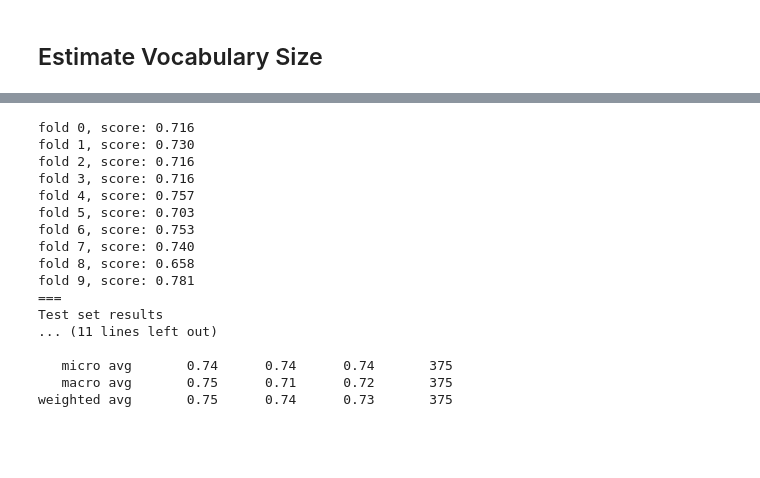
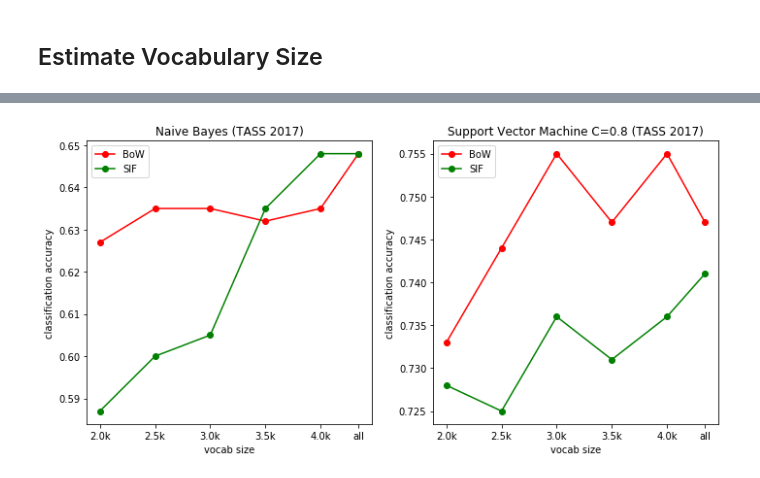
Before and after one commit to dpalominop/AdvacedSentimentAnalysis, a Jupyter notebook: scr/sif-embeddings-spanish-sepln.ipynb, the cells around one changed output, grey strips where cells are left out. Saved outputs shown, nothing was run; the diff lists cells and outputs as text; code cells hidden in the pictures; blank space fills up the shorter version.

```diff
--- a/scr/sif-embeddings-spanish-sepln.ipynb
+++ b/scr/sif-embeddings-spanish-sepln.ipynb
@@ -316,25 +293,49 @@ weighted avg       0.73      0.73      0.73       375
-# %%
-from sklearn.svm import SVC
-
-clf = SVC(kernel='linear', C=0.8)
-best_clf, scores_svc = cross_val(Xtrain, ytrain, clf)
-test_eval(Xtest, ytest, best_clf)
-# %% [output]
-fold 0, score: 0.716
-fold 1, score: 0.730
-fold 2, score: 0.716
-fold 3, score: 0.716
-fold 4, score: 0.757
-fold 5, score: 0.703
-fold 6, score: 0.753
-fold 7, score: 0.740
-fold 8, score: 0.658
-fold 9, score: 0.781
-===
-Test set results
-... (11 lines left out)
-
-   micro avg       0.74      0.74      0.74       375
-   macro avg       0.75      0.71      0.72       375
-weighted avg       0.75      0.74      0.73       375
+# %%
+xlabels = ["2.0k", "2.5k", "3.0k", "3.5k", "4.0k", "all"]
+# xs = [10000, 20000, 30000, 40000, 50000, 64170, 64450]
+# we have changed the actual numbers to evenly space the points
+xs = [2000, 2500, 3000, 3500, 4000, 4344]
+
+ylabels = ["BoW/NB", "BoW/SVM", "SIF/NB", "SIF/SVM"]
+ys = np.array(
+        [[0.627, 0.635, 0.635, 0.632, 0.635, 0.648],
+         [0.733, 0.744, 0.755, 0.747, 0.755, 0.747],
+         [0.587, 0.600, 0.605, 0.635, 0.648, 0.648],
+         [0.728, 0.725, 0.736, 0.731, 0.736, 0.741]])
+ids_nb = [i for i, y in enumerate(ylabels) if y.endswith("/NB")]
+labels_nb = [y.split("/")[0] for y in ylabels if y.endswith("/NB")]
+ids_svm = [i for i, y in enumerate(ylabels) if y.endswith("/SVM")]
+labels_svm = [y.split("/")[0] for y in ylabels if y.endswith("/SVM")]
+colors = ["r", "g", "b"]
+
+plt.figure(figsize=(10, 5))
+
+plt.subplot(121)
+curr_row = 0
+for row in ids_nb:
+    plt.plot(xs, ys[row, :], marker="o",
+             color=colors[curr_row], label=labels_nb[curr_row])
+    curr_row += 1
+plt.xticks(xs, xlabels)
+plt.title("Naive Bayes (TASS 2017)")
+plt.ylabel("classification accuracy")
+plt.xlabel("vocab size")
+plt.legend(loc="best")
+
+plt.subplot(122)
+curr_row = 0
+for row in ids_svm:
+    plt.plot(xs, ys[row, :], marker="o",
+             color=colors[curr_row], label=labels_svm[curr_row])
+    curr_row += 1
+plt.xticks(xs, xlabels)
+plt.title("Support Vector Machine C=0.8 (TASS 2017)")
+plt.ylabel("classification accuracy")
+plt.xlabel("vocab size")
+plt.legend(loc="best")
+
+plt.tight_layout()
+plt.show()
+# %% [output]
+[figure, added]
 # %%
```
Also changed, not shown: parts of 20 cells of this notebook.
